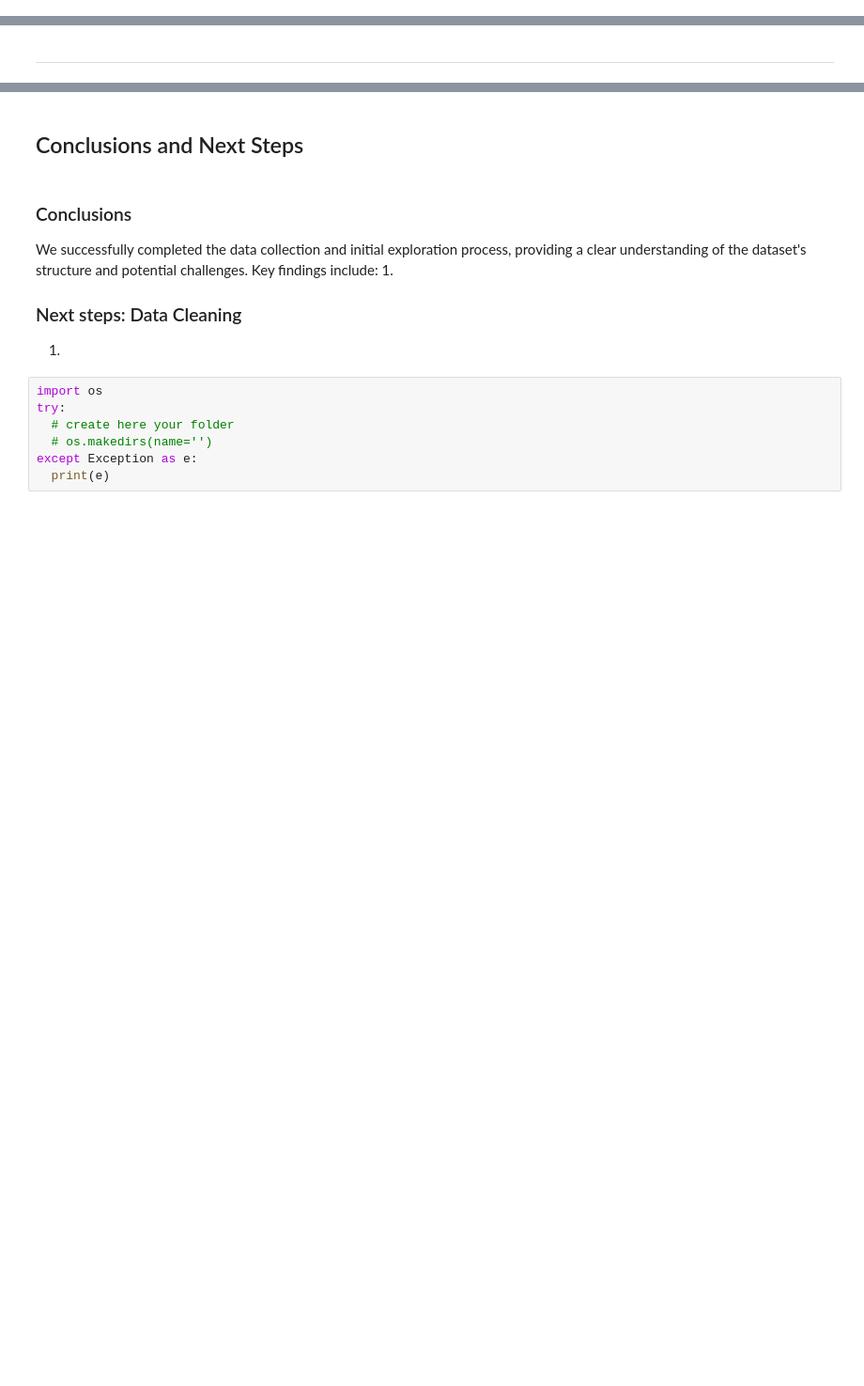
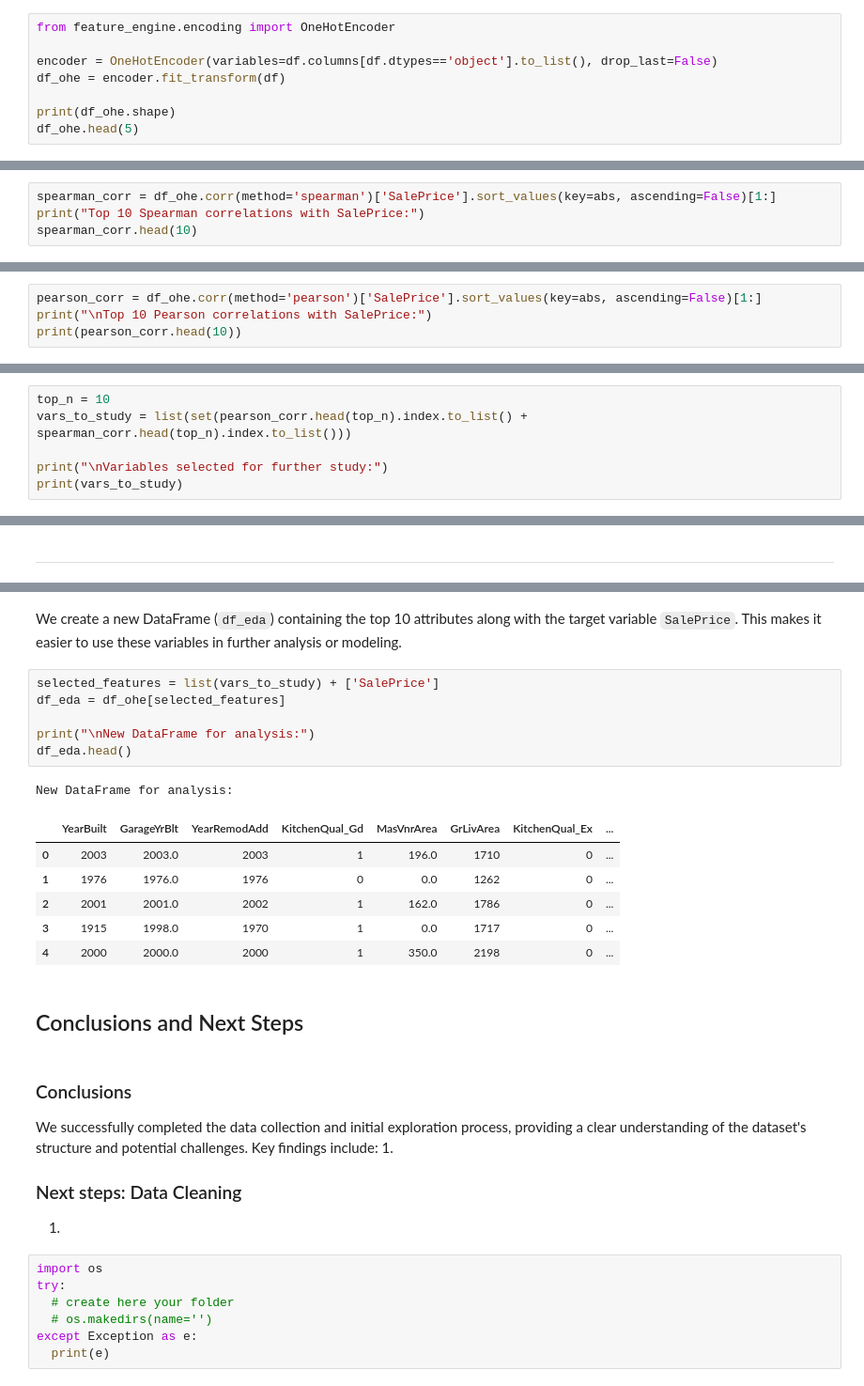
Before and after one commit to NatashaRy/house-price-predictor, a Jupyter notebook: jupyter_notebooks/03-CorrelationStudy.ipynb, the cells around one changed output, grey strips where cells are left out. Shown at 94% size. Cells and saved outputs as stored; diff of their text form; blank space fills up the shorter version.

```diff
--- a/jupyter_notebooks/03-CorrelationStudy.ipynb
+++ b/jupyter_notebooks/03-CorrelationStudy.ipynb
@@ -84,0 +82,8 @@ NOTE
+# %%
+from feature_engine.encoding import OneHotEncoder
+
+encoder = OneHotEncoder(variables=df.columns[df.dtypes=='object'].to_list(), drop_last=False)
+df_ohe = encoder.fit_transform(df)
+
+print(df_ohe.shape)
+df_ohe.head(5)
@@ -84,0 +218,4 @@ NOTE
+# %%
+spearman_corr = df_ohe.corr(method='spearman')['SalePrice'].sort_values(key=abs, ascending=False)[1:]
+print("Top 10 Spearman correlations with SalePrice:")
+spearman_corr.head(10)
@@ -84,0 +237,4 @@ NOTE
+# %%
+pearson_corr = df_ohe.corr(method='pearson')['SalePrice'].sort_values(key=abs, ascending=False)[1:]
+print("\nTop 10 Pearson correlations with SalePrice:")
+print(pearson_corr.head(10))
@@ -84,0 +256,6 @@ NOTE
+# %%
+top_n = 10
+vars_to_study = list(set(pearson_corr.head(top_n).index.to_list() + spearman_corr.head(top_n).index.to_list()))
+
+print("\nVariables selected for further study:")
+print(vars_to_study)
@@ -87,3 +340,19 @@ NOTE
+# %% [markdown]
+We create a new DataFrame (`df_eda`) containing the top 10 attributes along with the target variable `SalePrice`. This makes it easier to use these variables in further analysis or modeling.
+# %%
+selected_features = list(vars_to_study) + ['SalePrice']
+df_eda = df_ohe[selected_features]
+
+print("\nNew DataFrame for analysis:")
+df_eda.head()
+# %% [output]
+New DataFrame for analysis:
+|  | YearBuilt | GarageYrBlt | YearRemodAdd | KitchenQual_Gd | MasVnrArea | GrLivArea | KitchenQual_Ex | ... |
+| 0 | 2003 | 2003.0 | 2003 | 1 | 196.0 | 1710 | 0 | ... |
+| 1 | 1976 | 1976.0 | 1976 | 0 | 0.0 | 1262 | 0 | ... |
+| 2 | 2001 | 2001.0 | 2002 | 1 | 162.0 | 1786 | 0 | ... |
+| 3 | 1915 | 1998.0 | 1970 | 1 | 0.0 | 1717 | 0 | ... |
+| 4 | 2000 | 2000.0 | 2000 | 1 | 350.0 | 2198 | 0 | ... |
 # %% [markdown]
 ## Conclusions and Next Steps
 # %% [markdown]
```
Also changed, not shown: parts of 36 cells of this notebook, 5 other files.
